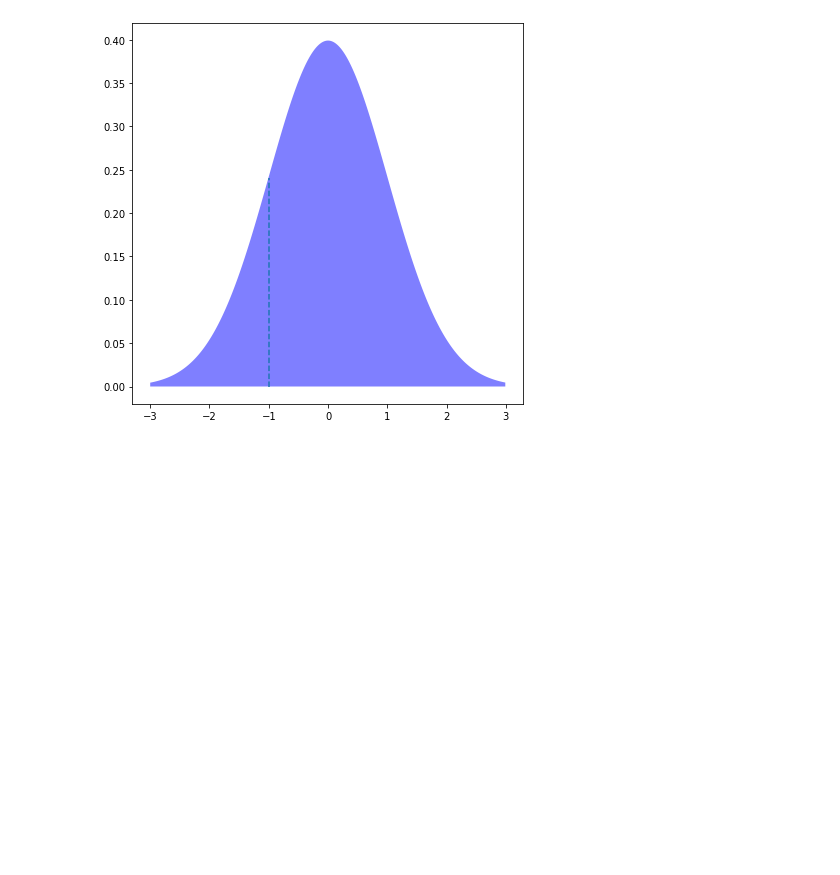
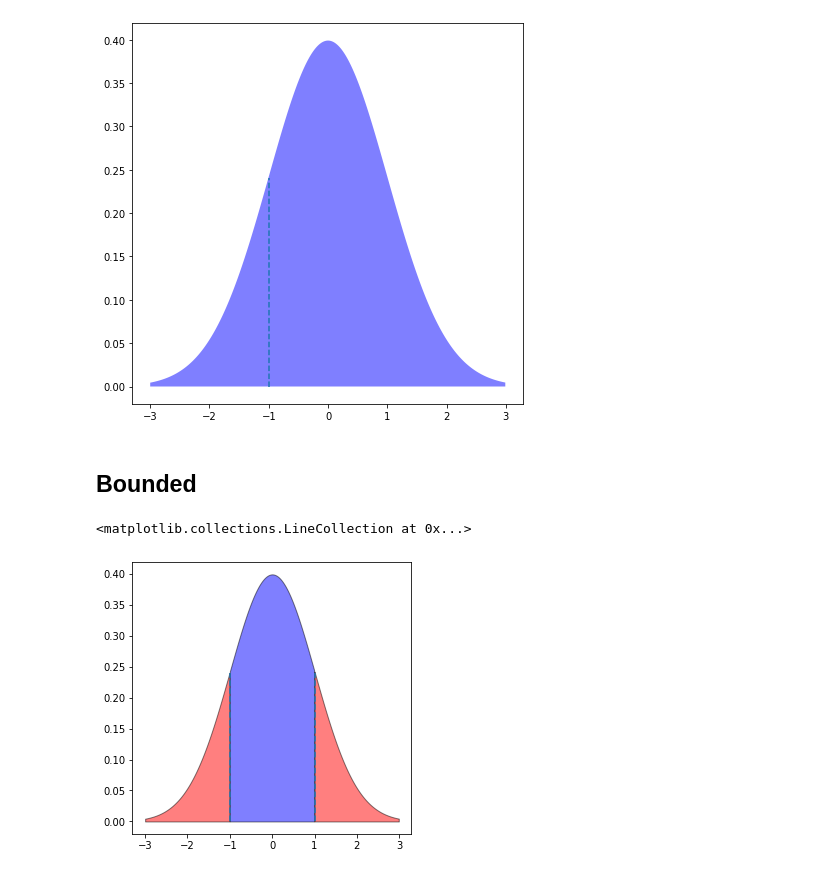
Before and after one commit to nova-sangeeth/pytest-workouts, a Jupyter notebook: GITAA/week_5/distributions.ipynb, the cells around one changed output. Saved outputs shown, nothing was run; the diff lists cells and outputs as text; code cells hidden in the pictures; blank space fills up the shorter version.

```diff
--- a/GITAA/week_5/distributions.ipynb
+++ b/GITAA/week_5/distributions.ipynb
@@ -191,3 +191,24 @@ plt.vlines(x=-1, ymin=0, ymax=0.24, linestyles='dashed')
 # %% [output]
 <matplotlib.collections.LineCollection at 0x...>
 [figure]
+# %% [markdown]
+## Bounded
+# %%
+plt.rcParams["figure.figsize"] = (5, 5)
+plt.fill_between(x=np.arange(-3, -1, 0.01),
+                 y1=scipy.stats.norm.pdf(np.arange(-3, -1, 0.01)),
+                 facecolor='red', edgecolor='black',
+                 alpha=0.5)
+plt.fill_between(x=np.arange(-1, 1, 0.01),
+                 y1=scipy.stats.norm.pdf(np.arange(-1, 1, 0.01)),
+                 facecolor='blue', edgecolor='black',
+                 alpha=0.5)
+plt.fill_between(x=np.arange(1, 3, 0.01),
+                 y1=scipy.stats.norm.pdf(np.arange(1, 3, 0.01)),
+                 facecolor='red', edgecolor='black',
+                 alpha=0.5)
+plt.vlines(x=-1, ymin=0, ymax=0.24, linestyles='dashed')
+plt.vlines(x=1, ymin=0, ymax=0.24, linestyles='dashed')
+# %% [output]
+<matplotlib.collections.LineCollection at 0x...>
+[figure, added]
```
Also changed, not shown: parts of 5 cells of this notebook.
